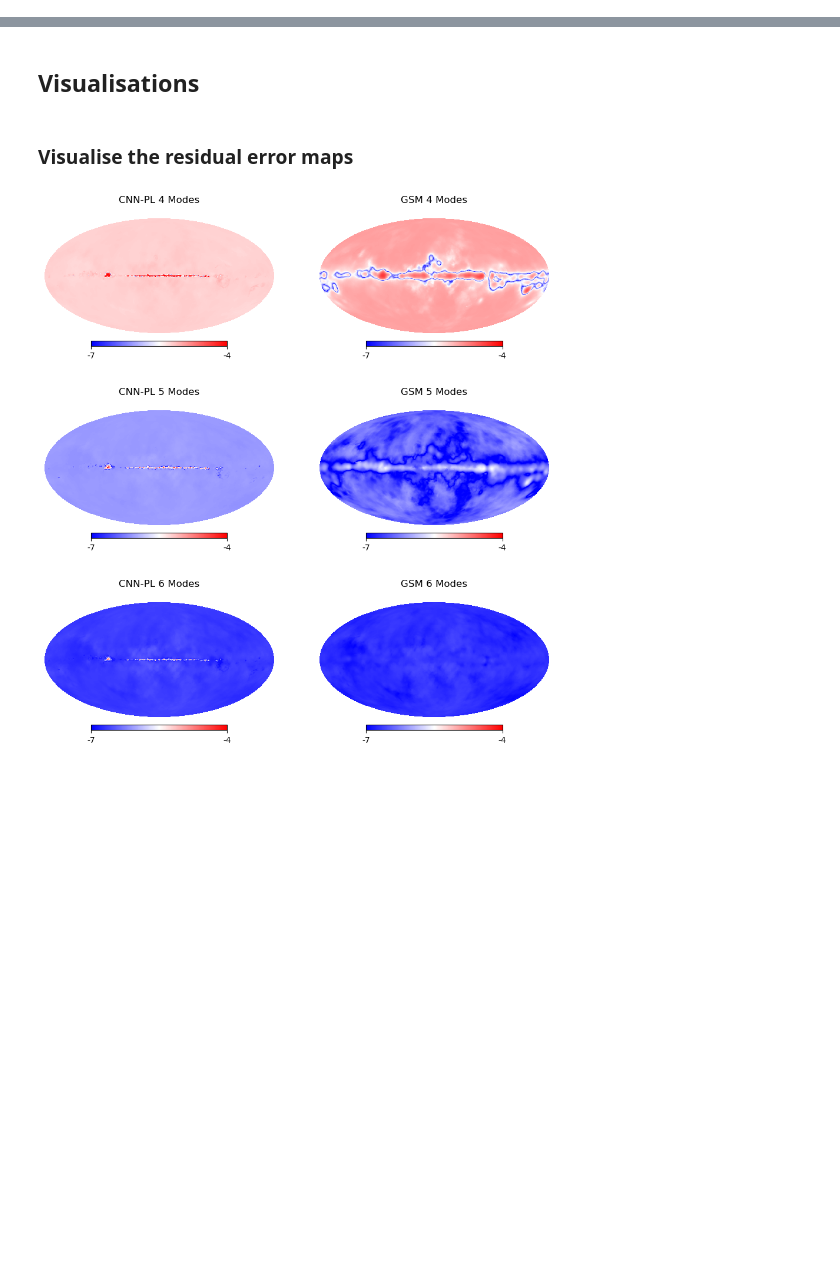
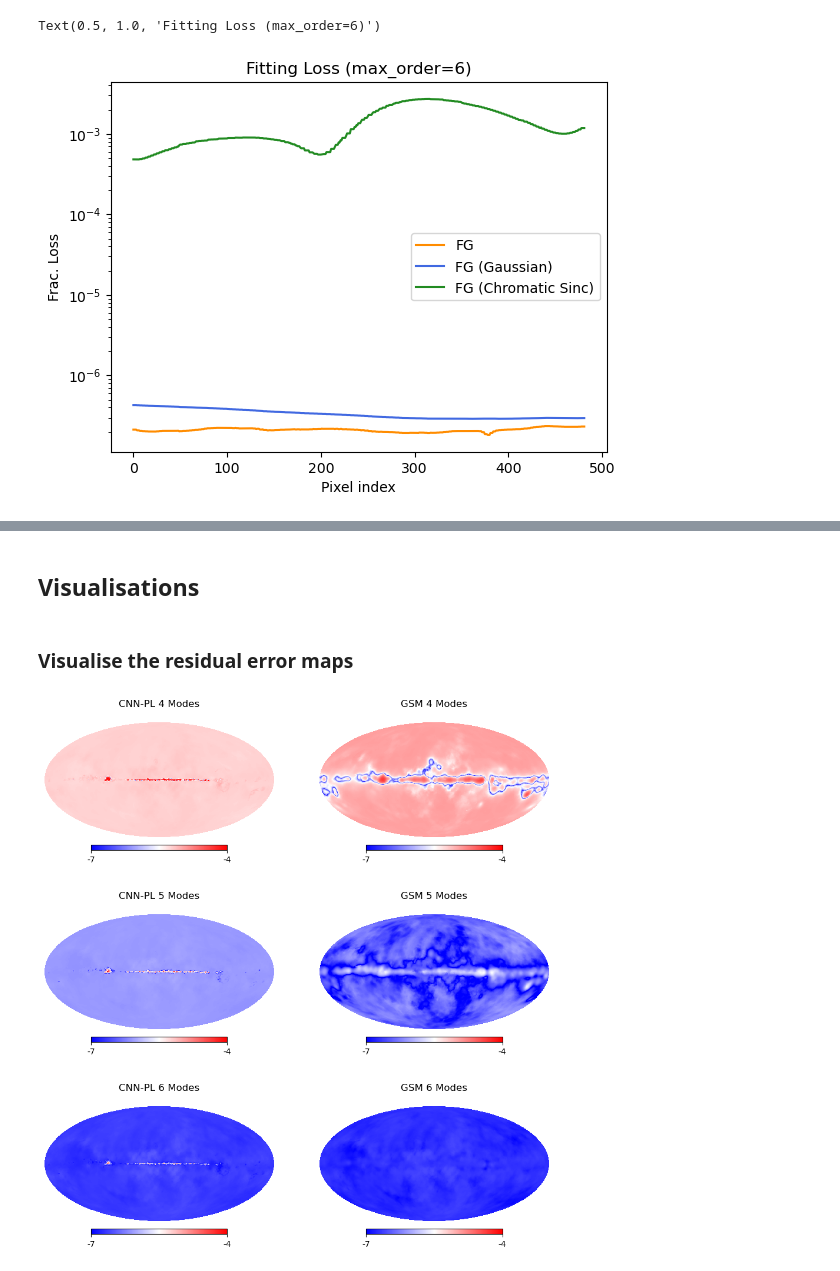
Before and after one commit to zzhang0123/MERS, a Jupyter notebook: notebooks/NB1_diffuse.ipynb, the cells around one changed output, grey strips where cells are left out. Saved outputs shown, nothing was run; the diff lists cells and outputs as text; code cells hidden in the pictures; blank space fills up the shorter version.

```diff
--- a/notebooks/CNN-PL_and_GSM_fitting.ipynb
+++ b/notebooks/NB1_diffuse.ipynb
@@ -74,0 +242,15 @@ GSM_coeffs_maps_6, GSM_loss_map_6 = fit_entire_fg_map(GSM_sky, pivot_specidx_map
+# %%
+Norder = 6
+###################### Single pivot ######################
+
+# Full FG (vs CNN-PL: impact of point sources)
+full_fg_coef, full_fg_loss,  full_fg_frac_resi, full_fg_pivot= \
+    optimised_fit(full_fg[pix_indices, :], pivot_specidx_map[pix_indices], freq_list, Norder)
+
+# Full FG Gaussian (vs CNN-PL: impact of achromatic Gaussian beam)
+full_fg_gaussian_coef, full_fg_gaussian_loss,  full_fg_gaussian_frac_resi, full_fg_gaussian_pivot= \
+    optimised_fit(full_fg_gaussian[pix_indices, :], pivot_specidx_map[pix_indices], freq_list, Norder)
+
+# Full FG Sinc (vs CNN-PL: impact of chromatic Sinc beam)
+full_fg_Sinc_coef, full_fg_Sinc_loss,  full_fg_Sinc_frac_resi, full_fg_Sinc_pivot= \
+    optimised_fit(full_fg_Sinc[pix_indices, :], pivot_specidx_map[pix_indices], freq_list, Norder)
@@ -74,0 +294,16 @@ GSM_coeffs_maps_6, GSM_loss_map_6 = fit_entire_fg_map(GSM_sky, pivot_specidx_map
+# %%
+plt.plot(full_fg_loss, label='FG', color=colors[0], linestyle=linestyles[0])
+plt.plot(full_fg_gaussian_loss, label='FG (Gaussian)', color=colors[1], linestyle=linestyles[0])
+plt.plot(full_fg_Sinc_loss, label='FG (Chromatic Sinc)', color=colors[2], linestyle=linestyles[0])
+# plt.plot(full_fg_loss_tp, label='FG (2 pivots)', color=colors[0], linestyle=linestyles[1])
+# plt.plot(full_fg_gaussian_loss_tp, label='FG (2 pivots; Gaussian)', color=colors[1], linestyle=linestyles[1])
+# plt.plot(full_fg_Sinc_loss_tp, label='FG (2 pivots; Sinc)', color=colors[2], linestyle=linestyles[1])
+
+plt.xlabel('Pixel index')
+plt.ylabel('Frac. Loss')
+plt.yscale('log')
+plt.legend()
+plt.title('Fitting Loss (max_order={})'.format(Norder))
+# %% [output]
+Text(0.5, 1.0, 'Fitting Loss (max_order=6)')
+[figure, added]
```
Also changed, not shown: parts of 47 cells of this notebook, 9 other files.
